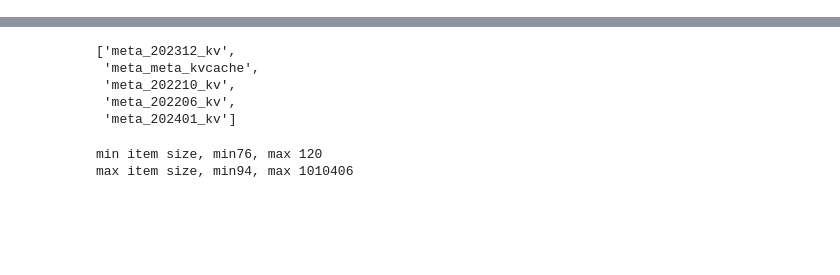
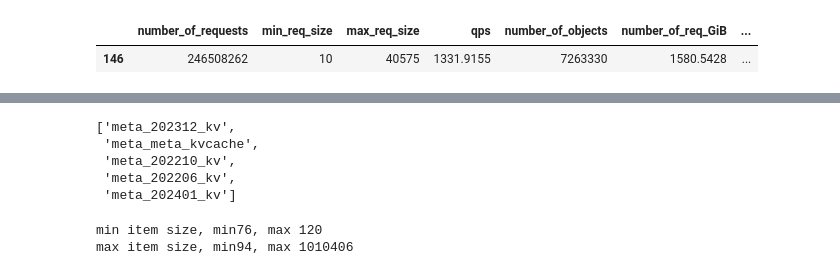
Before and after one commit to hazelnut-99/thesis-playground, a Jupyter notebook: paper-exp/trace_info.ipynb, the cells around one changed output, grey strips where cells are left out. Cells and saved outputs as stored; diff of their text form; code cells hidden in the pictures; blank space fills up the shorter version.

```diff
--- a/paper-exp/trace_info.ipynb
+++ b/paper-exp/trace_info.ipynb
@@ -26,7 +26,7 @@ for fname in os.listdir(json_dir):
                     download_path = f"metaKV/{fname[:-14]}"
                 data["trace_name"] = cluster
                 data["download_path"] = download_path
-                data["file_name"] = fname[:-14]
+                data["file_name"] = fname.split('.')[0] + '.bin'
                 data["slab_size"] = slab_size
                 rows.append(data)
 
@@ -34,3 +34,8 @@ for fname in os.listdir(json_dir):
                 print(f"Error decoding JSON from {fname}: {e}")
 
 df = pd.DataFrame(rows)
+# %%
+df[df['trace_name'] == 'twitter_cluster53']
+# %% [output]
+|  | number_of_requests | min_req_size | max_req_size | qps | number_of_objects | number_of_req_GiB | ... |
+| 146 | 246508262 | 10 | 40575 | 1331.9155 | 7263330 | 1580.5428 | ... |
```
Also changed, not shown: parts of 13 cells of this notebook, 12 other files.
